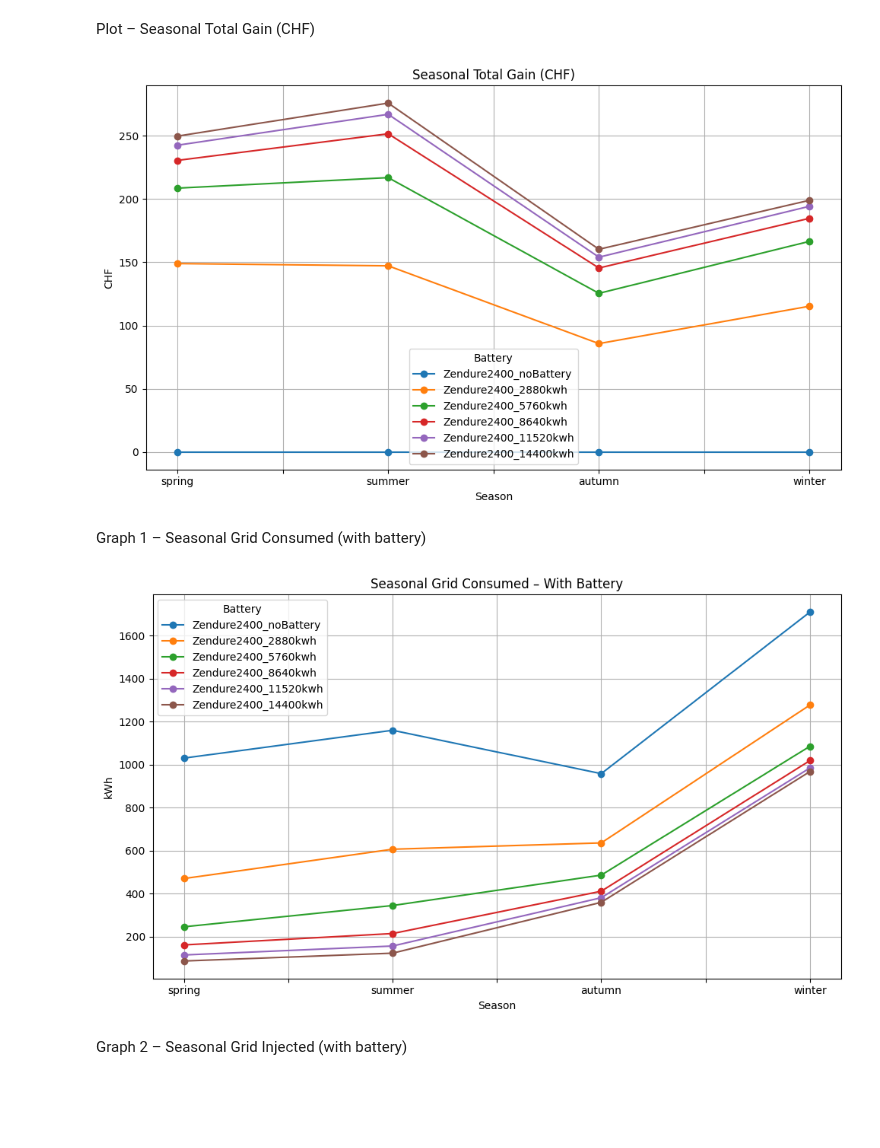
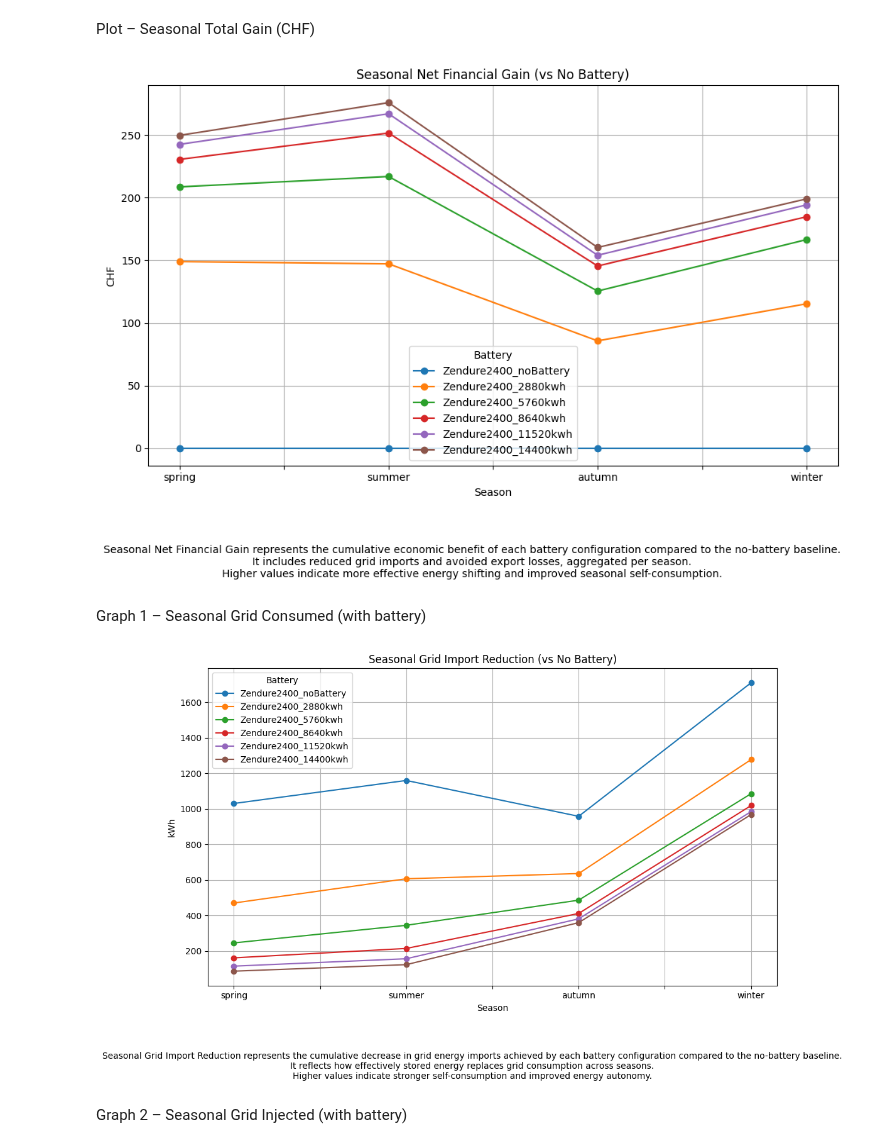
Before and after one commit to nicoMeynet/BatterySimu, a Jupyter notebook: battery_comparison_season.ipynb, the cells around one changed output. Saved outputs shown, nothing was run; the diff lists cells and outputs as text; code cells hidden in the pictures; blank space fills up the shorter version.

Commit message:
Add explanation and title for each graph

```diff
--- a/battery_comparison_season.ipynb
+++ b/battery_comparison_season.ipynb
@@ -134,24 +134,33 @@ Plot – Seasonal Total Gain (CHF)
 # %%
 
 pivot = df_energy.pivot(
     index="season",
     columns="scenario",
     values="total_gain_chf"
 )
 
 pivot = pivot.reindex(SEASON_ORDER)
 pivot = pivot[scenario_order]
 
 pivot.plot(marker="o")
 
-plt.title("Seasonal Total Gain (CHF)")
+plt.title("Seasonal Net Financial Gain (vs No Battery)")
 plt.xlabel("Season")
 plt.ylabel("CHF")
 plt.legend(title="Battery")
 plt.tight_layout()
+plt.figtext(
+    0.5, -0.15,
+    "Seasonal Net Financial Gain represents the cumulative economic benefit "
+    "of each battery configuration compared to the no-battery baseline.\n"
+    "It includes reduced grid imports and avoided export losses, aggregated per season.\n"
+    "Higher values indicate more effective energy shifting and improved seasonal self-consumption.",
+    ha="center",
+    fontsize=10
+)
 plt.show()
 # %% [output]
-[figure, old version]
+[figure, new version]
 # %% [markdown]
 Graph 1 – Seasonal Grid Consumed (with battery)
 # %%
@@ -164,14 +173,23 @@ pivot = df_energy.pivot(
 pivot = pivot[scenario_order]
 
 pivot.plot(marker="o")
-plt.title("Seasonal Grid Consumed – With Battery")
+plt.title("Seasonal Grid Import Reduction (vs No Battery)")
 plt.xlabel("Season")
 plt.ylabel("kWh")
 plt.legend(title="Battery")
 plt.tight_layout()
+plt.figtext(
+    0.5, -0.15,
+    "Seasonal Grid Import Reduction represents the cumulative decrease in grid energy "
+    "imports achieved by each battery configuration compared to the no-battery baseline.\n"
+    "It reflects how effectively stored energy replaces grid consumption across seasons.\n"
+    "Higher values indicate stronger self-consumption and improved energy autonomy.",
+    ha="center",
+    fontsize=10
+)
 plt.show()
 # %% [output]
-[figure, old version]
+[figure, new version]
 # %% [markdown]
 Graph 2 – Seasonal Grid Injected (with battery)
 # %%
```
Also changed, not shown: parts of 11 cells of this notebook, 1 other file.
